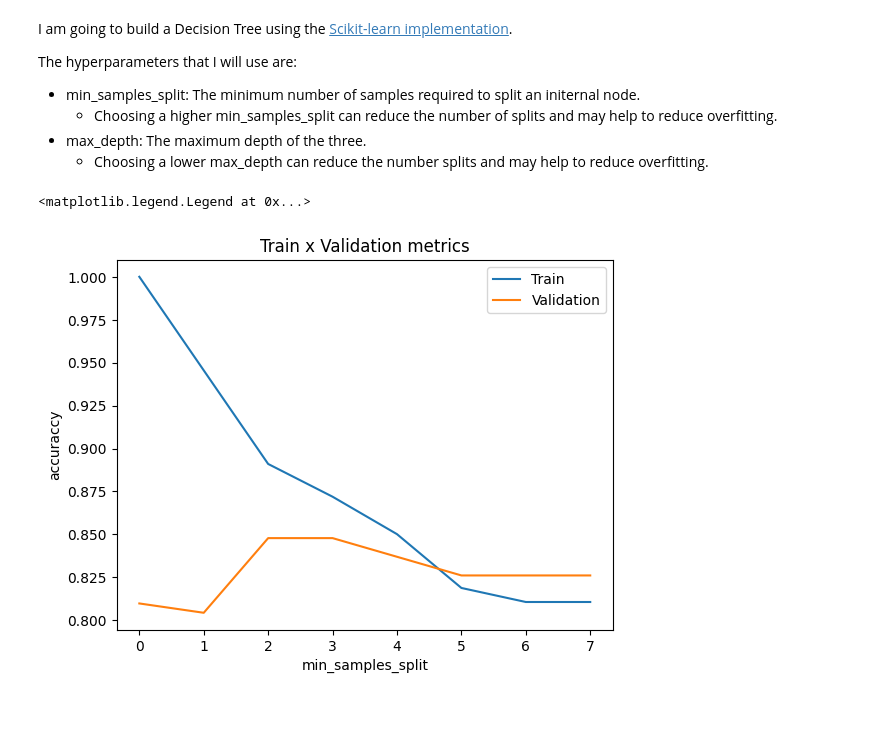
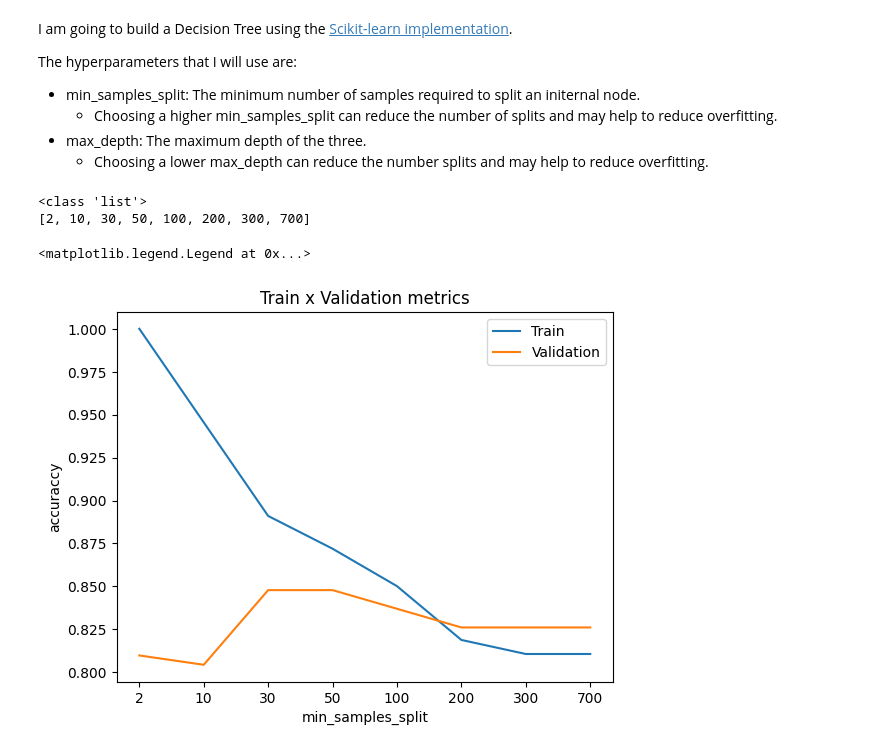
Before and after one commit to CarlosLizamaGarcia/DataScience, a Jupyter notebook: Course2/Tree_Ensamble.ipynb, the cells around one changed output. Cells and saved outputs as stored; diff of their text form; code cells hidden in the pictures; blank space fills up the shorter version.

Commit message:
Aprendiendo Trees parte 4

```diff
--- a/Course2/Tree_Ensamble.ipynb
+++ b/Course2/Tree_Ensamble.ipynb
@@ -127,13 +127,19 @@ The hyperparameters that I will use are:
 # %%
 min_samples_split_list = [2, 10, 30, 50, 100, 200, 300, 700] ## If the number is an integer, then it is the actual quantity of samples
 max_depth_list = [1, 2, 3, 4, 8, 16, 32, 64, None] # None means that there is no depth limit
+# %%
+print(type(min_samples_split_list))
+print(min_samples_split_list)
+# %% [output]
+<class 'list'>
+[2, 10, 30, 50, 100, 200, 300, 700]
 # %%
 accuracy_list_train = []
 accuracy_list_val = []
 
-for min_samples_split_list in min_samples_split_list:
+for min_samples_split in min_samples_split_list:
     # Note: You can fit the model at the same time you define it, because the fit function returns the fitted estimator
-    model = DecisionTreeClassifier(min_samples_split = min_samples_split_list, random_state = RANDOM_STATE).fit(X_train, y_train)
+    model = DecisionTreeClassifier(min_samples_split = min_samples_split, random_state = RANDOM_STATE).fit(X_train, y_train)
     predictions_train = model.predict(X_train) ## The predicted values for the train dataset
     predictions_val = model.predict(X_val) ## The predicted values for the test dataset
     accuracy_train = accuracy_score(predictions_train, y_train)
@@ -143,11 +149,11 @@ for min_samples_split_list in min_samples_split_list:
 # %%
 plt.title('Train x Validation metrics')
 plt.xlabel('min_samples_split')
 plt.ylabel('accuraccy')
-#plt.xticks(ticks = range(len(min_samples_split_list)),labels=min_samples_split_list)
+plt.xticks(ticks = range(len(min_samples_split_list)),labels=min_samples_split_list)
 plt.plot(accuracy_list_train)
 plt.plot(accuracy_list_val)
 plt.legend(['Train', 'Validation'])
 # %% [output]
 <matplotlib.legend.Legend at 0x...>
-[figure, old version]
+[figure, new version]
```
Also changed, not shown: parts of 3 cells of this notebook.
